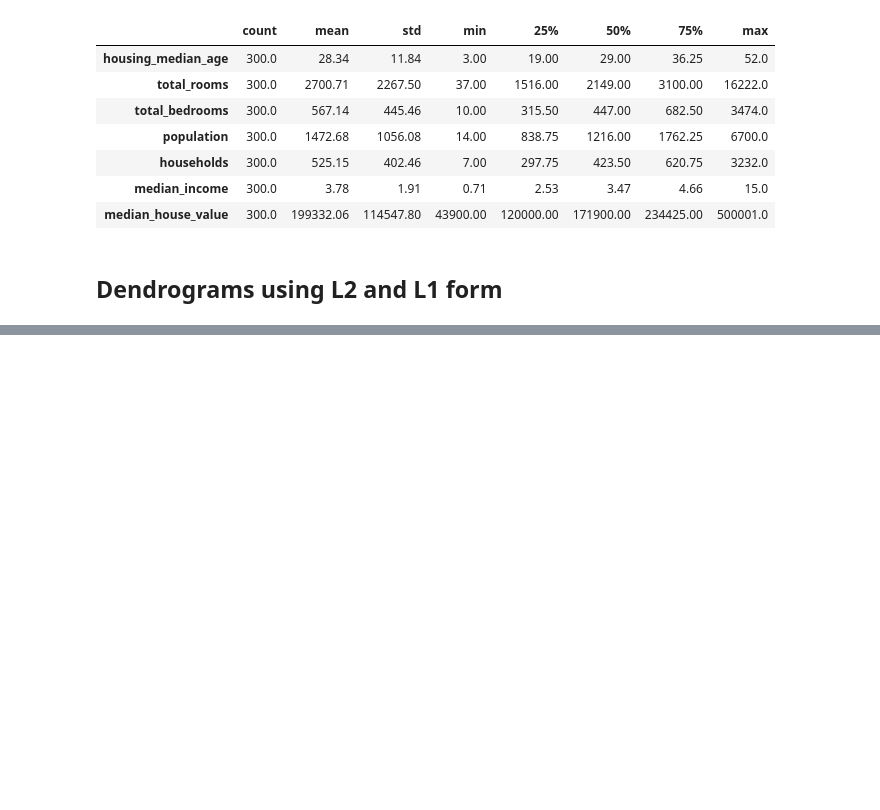
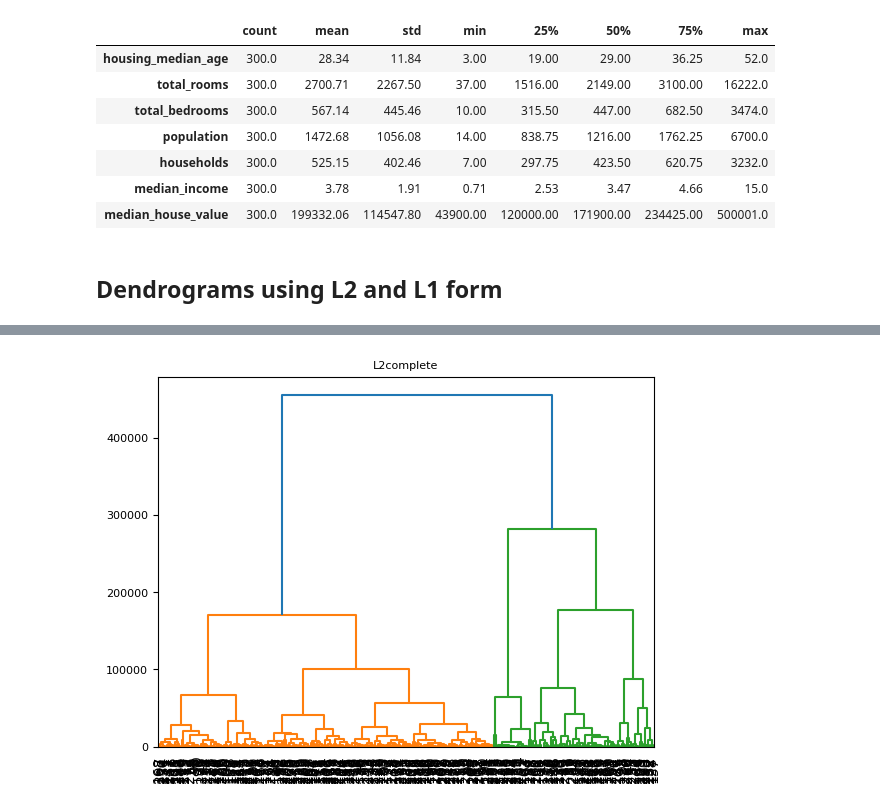
Before and after one commit to Takosaga/spring_24, a Jupyter notebook: data_mining/lab2/lab2.ipynb, the cells around one changed output, grey strips where cells are left out. Saved outputs shown, nothing was run; the diff lists cells and outputs as text; code cells hidden in the pictures; blank space fills up the shorter version.

```diff
--- a/data_mining/lab2/lab2.ipynb
+++ b/data_mining/lab2/lab2.ipynb
@@ -76,0 +97,4 @@ NameError: name 'pdist' is not defined
+# %%
+links(L2_linkage_complete)
+# %% [output]
+[figure, added]
```
Also changed, not shown: parts of 19 cells of this notebook.
